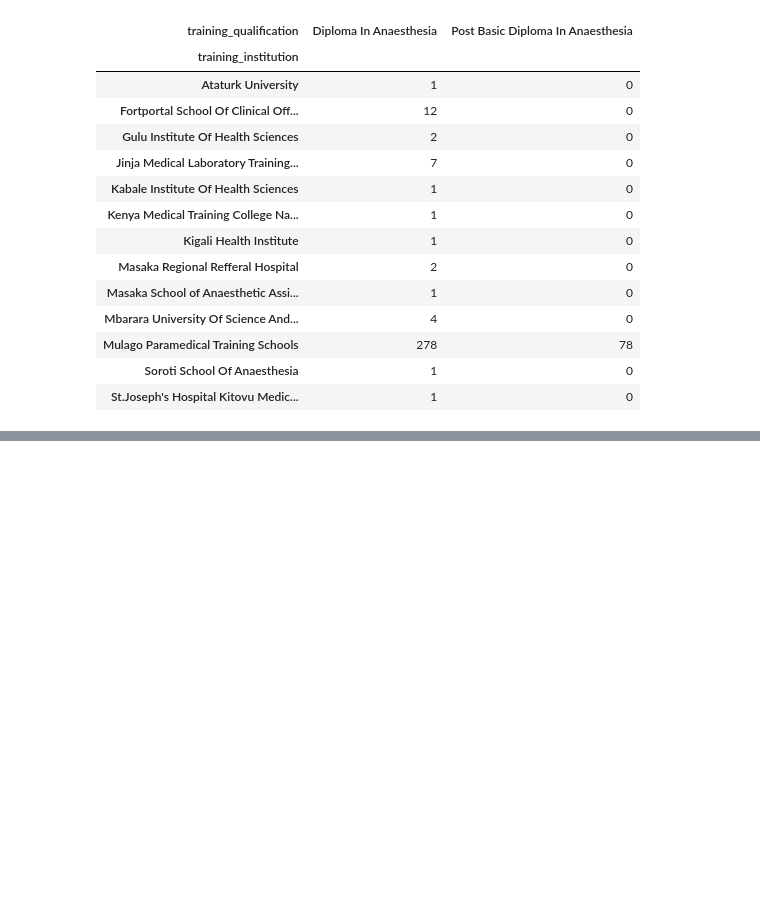
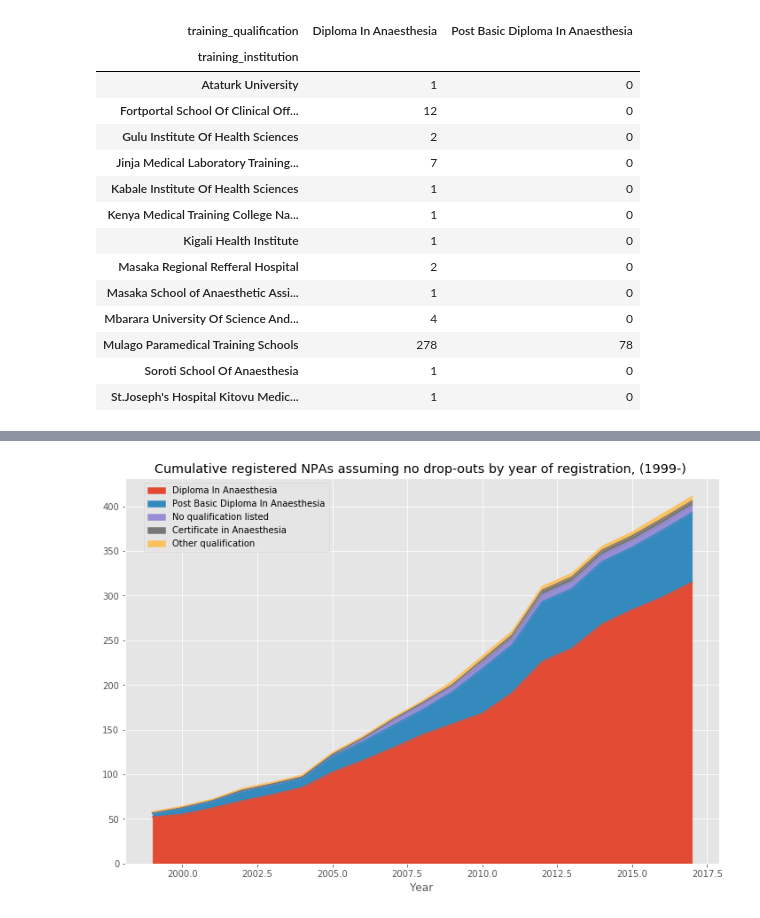
Before and after one commit to alexgoodell/uganda-model, a Jupyter notebook: notebooks/Non-physician anesthesthetist.ipynb, the cells around one changed output, grey strips where cells are left out. Cells and saved outputs as stored; diff of their text form; code cells hidden in the pictures; blank space fills up the shorter version.

```diff
--- a/notebooks/Non-physician anesthesthetist.ipynb
+++ b/notebooks/Non-physician anesthesthetist.ipynb
@@ -137,0 +235,15 @@ pd.crosstab(q.training_qualification,[q.training_institution]).T
+# %%
+# Cumulative registered NPAs assuming no drop-outs (1999-)
+
+plt.clf()
+
+
+adf.loc[:, "dummy"] = 1
+p = pd.pivot_table(adf.reset_index(),
+                   values='dummy',
+                   index=['reg_year'],
+                   columns=['colapsed_qual'],
+                   aggfunc='sum').fillna(0).cumsum()
+# sort
+p = p.T.sort_values(2017, ascending=False).T
+p
@@ -137,0 +270,9 @@ pd.crosstab(q.training_qualification,[q.training_institution]).T
+# %%
+# Chart since 90's (ignoring the one person who trained in 1943...)
+
+p.loc[1990:].plot.area(figsize=(12, 8))
+_ = plt.xlabel("Year")
+_ = plt.title("Cumulative registered NPAs assuming no drop-outs by year of registration, (1999-) ")
+_ = plt.legend(bbox_to_anchor=(.35, 1))
+# %% [output]
+[figure, added]
```
Also changed, not shown: parts of 13 cells of this notebook, 1 other file.
